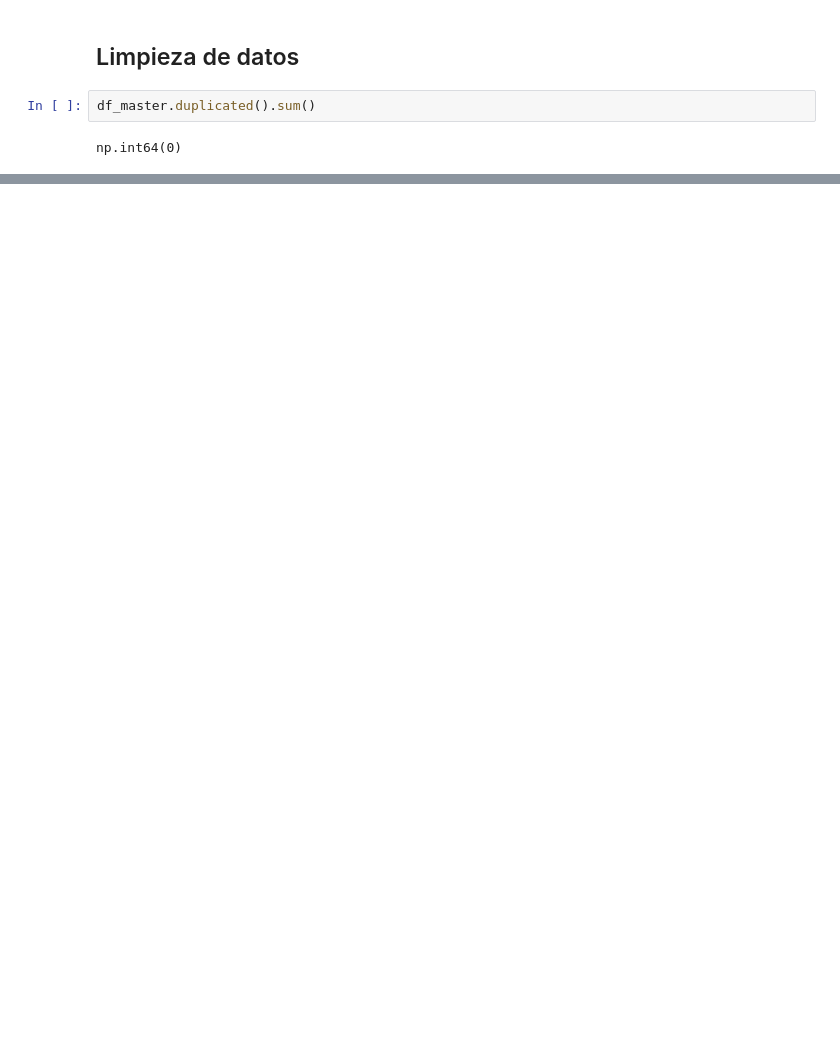
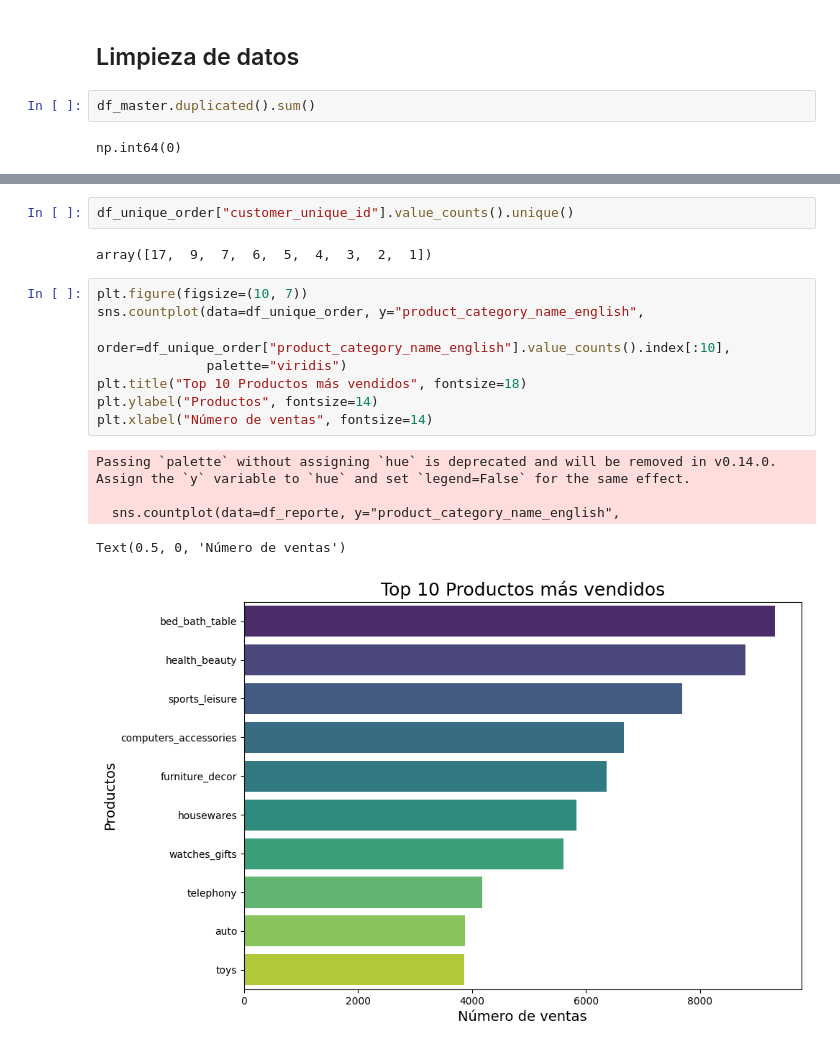
Before and after one commit to carlos-villa-restrepo/olist-growth-engine, a Jupyter notebook: notebooks/EDA.ipynb, the cells around one changed output, grey strips where cells are left out. Saved outputs shown, nothing was run; the diff lists cells and outputs as text; blank space fills up the shorter version.

```diff
--- a/notebooks/EDA.ipynb
+++ b/notebooks/EDA.ipynb
@@ -176,0 +348,18 @@ df_master
+# %%
+df_unique_order["customer_unique_id"].value_counts().unique()
+# %% [output]
+array([17,  9,  7,  6,  5,  4,  3,  2,  1])
+# %%
+plt.figure(figsize=(10, 7))
+sns.countplot(data=df_unique_order, y="product_category_name_english",
+              order=df_unique_order["product_category_name_english"].value_counts().index[:10],
+              palette="viridis")
+plt.title("Top 10 Productos más vendidos", fontsize=18)
+plt.ylabel("Productos", fontsize=14)
+plt.xlabel("Número de ventas", fontsize=14)
+# %% [output]
+Passing `palette` without assigning `hue` is deprecated and will be removed in v0.14.0. Assign the `y` variable to `hue` and set `legend=False` for the same effect.
+
+  sns.countplot(data=df_reporte, y="product_category_name_english",
+Text(0.5, 0, 'Número de ventas')
+[figure, added]
```
Also changed, not shown: parts of 25 cells of this notebook.
